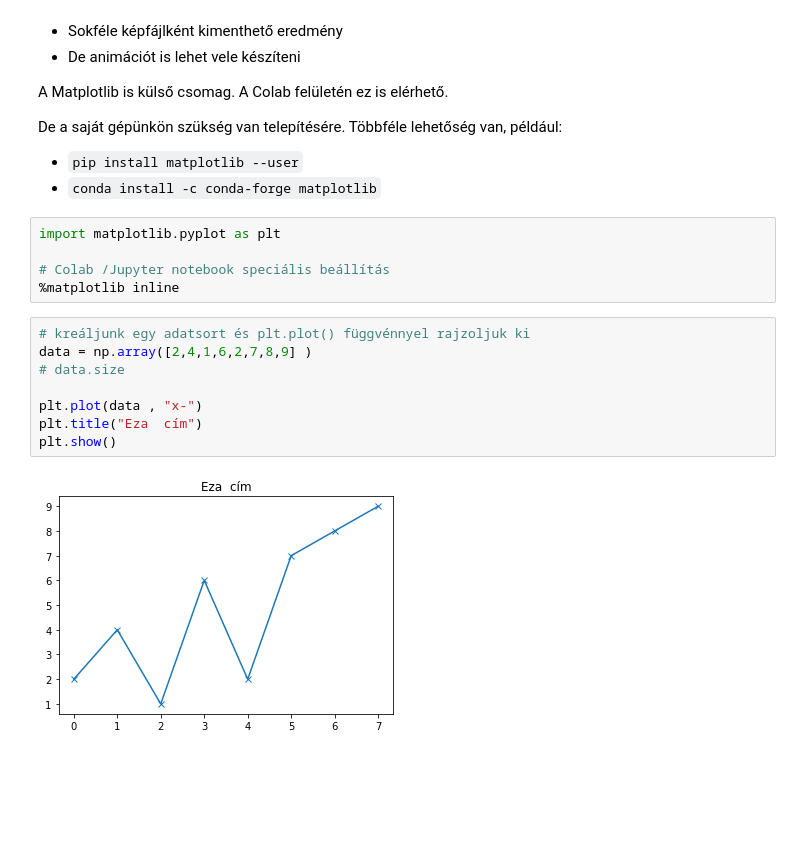
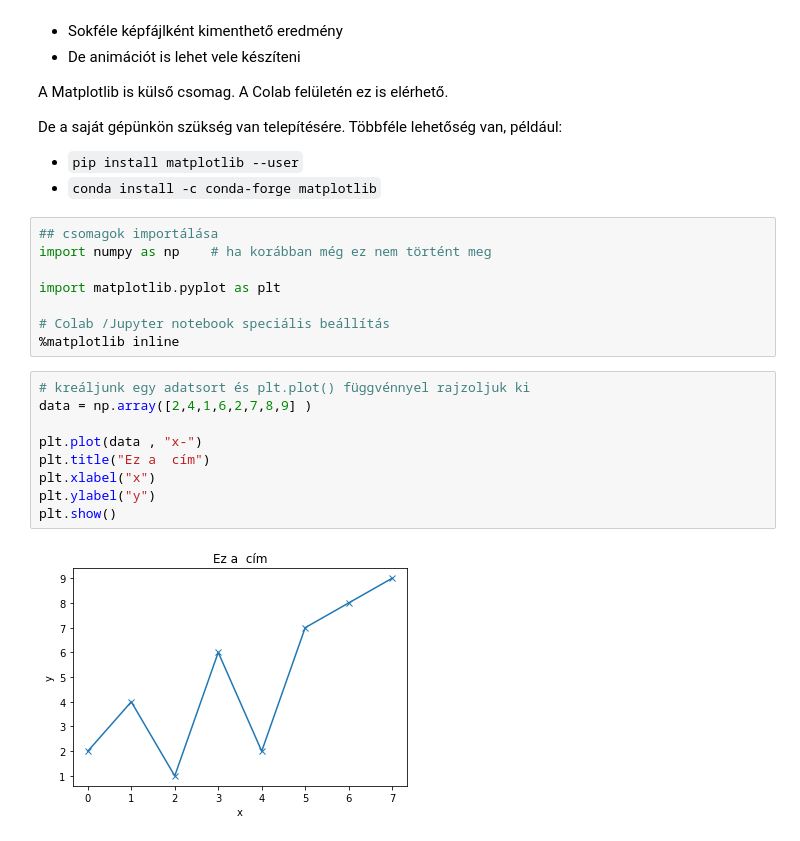
Before and after one commit to zoldbirka/colab-test-pub, a Jupyter notebook: notebooks/08_PythonBev_Numpy_csomag.ipynb, the cells around one changed output. Cells and saved outputs as stored; diff of their text form; blank space fills up the shorter version.

```diff
--- a/notebooks/08_PythonBev_Numpy_csomag.ipynb
+++ b/notebooks/08_PythonBev_Numpy_csomag.ipynb
@@ -531,6 +550,9 @@ De a saját gépünkön szükség van telepítésére. Többféle lehetőség va
 - `pip install matplotlib --user`
 - `conda install -c conda-forge matplotlib`
 # %%
+## csomagok importálása
+import numpy as np    # ha korábban még ez nem történt meg
+
 import matplotlib.pyplot as plt
 
 # Colab /Jupyter notebook speciális beállítás
@@ -538,10 +560,11 @@ import matplotlib.pyplot as plt
 # %%
 # kreáljunk egy adatsort és plt.plot() függvénnyel rajzoljuk ki
 data = np.array([2,4,1,6,2,7,8,9] )
-# data.size
 
 plt.plot(data , "x-")
-plt.title("Eza  cím")
+plt.title("Ez a  cím")
+plt.xlabel("x")
+plt.ylabel("y")
 plt.show()
 # %% [output]
-[figure, old version]
+[figure, new version]
```
Also changed, not shown: parts of 87 cells of this notebook.
